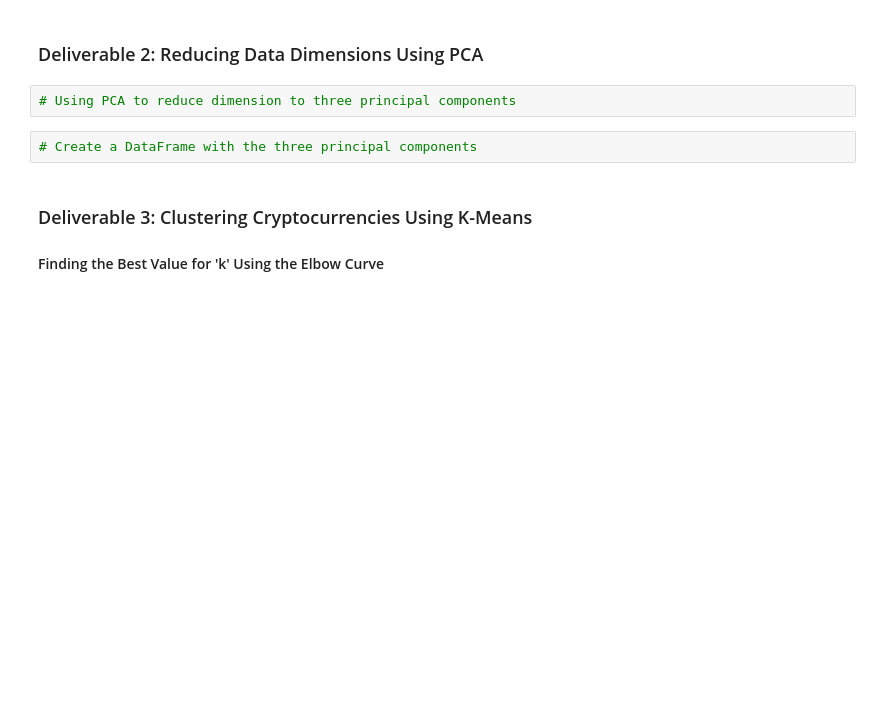
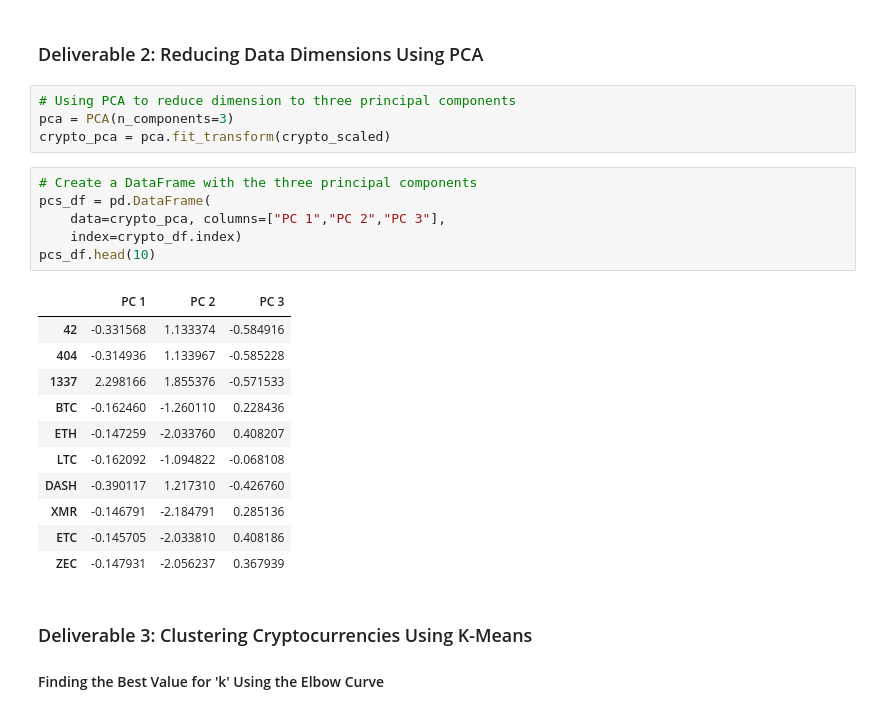
Before and after one commit to Chayda/Cryptocurrencies, a Jupyter notebook: crypto_clustering.ipynb, the cells around one changed output. Saved outputs shown, nothing was run; the diff lists cells and outputs as text; blank space fills up the shorter version.

```diff
--- a/crypto_clustering.ipynb
+++ b/crypto_clustering.ipynb
@@ -184,8 +184,26 @@ print(crypto_scaled[0:5])
 ### Deliverable 2: Reducing Data Dimensions Using PCA
 # %%
 # Using PCA to reduce dimension to three principal components
+pca = PCA(n_components=3)
+crypto_pca = pca.fit_transform(crypto_scaled)
 # %%
 # Create a DataFrame with the three principal components
+pcs_df = pd.DataFrame(
+    data=crypto_pca, columns=["PC 1","PC 2","PC 3"],
+    index=crypto_df.index)
+pcs_df.head(10)
+# %% [output]
+|  | PC 1 | PC 2 | PC 3 |
+| 42 | -0.331568 | 1.133374 | -0.584916 |
+| 404 | -0.314936 | 1.133967 | -0.585228 |
+| 1337 | 2.298166 | 1.855376 | -0.571533 |
+| BTC | -0.162460 | -1.260110 | 0.228436 |
+| ETH | -0.147259 | -2.033760 | 0.408207 |
+| LTC | -0.162092 | -1.094822 | -0.068108 |
+| DASH | -0.390117 | 1.217310 | -0.426760 |
+| XMR | -0.146791 | -2.184791 | 0.285136 |
+| ETC | -0.145705 | -2.033810 | 0.408186 |
+| ZEC | -0.147931 | -2.056237 | 0.367939 |
 # %% [markdown]
 ### Deliverable 3: Clustering Cryptocurrencies Using K-Means
 #### Finding the Best Value for 'k' Using the Elbow Curve
```
Also changed, not shown: parts of 11 cells of this notebook.
